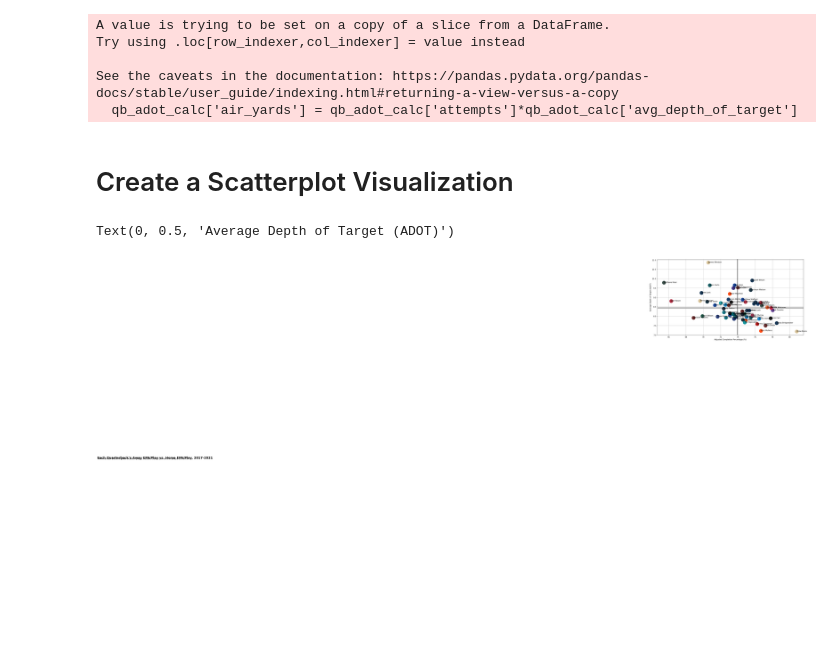
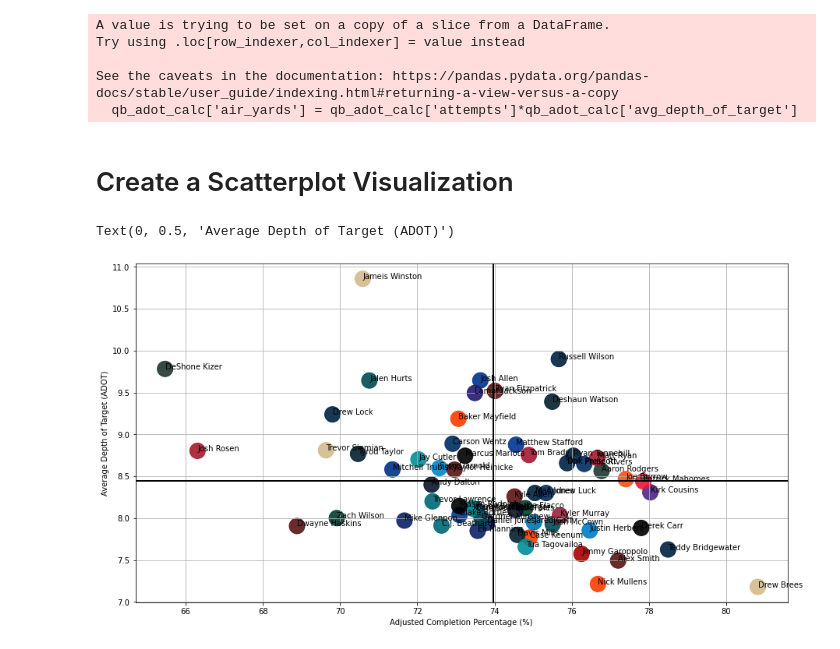
Before and after one commit to rkhan24/accuracy-vs-air-yards, a Jupyter notebook: accuracy-vs-air-yards.ipynb, the cells around one changed output. Saved outputs shown, nothing was run; the diff lists cells and outputs as text; code cells hidden in the pictures; blank space fills up the shorter version.

Commit message:
Fixed graph

```diff
--- a/accuracy-vs-air-yards.ipynb
+++ b/accuracy-vs-air-yards.ipynb
@@ -97,28 +95,25 @@ qb_final = qb_final[['player_id', 'player_x', 'attempts', 'adjusted_completion_p
 qb_final.columns = qb_final.columns.str.replace('player_x', 'player')
 qb_final = qb_final.reset_index(drop=True)
 qb_final['team_color'] = qb_final['team_color'].replace(['nan'],'blue')
-# %% [markdown]
-# Create a Scatterplot Visualization
+# %% [markdown]
+# Create a Scatterplot Visualization
 # %%
 fig, ax = plt.subplots(figsize=(15,8))
 
 ax.axvline(qb_final['adjusted_completion_percent'].mean(), color='black', lw = 2)
 ax.axhline(qb_final['adot'].mean(), color='black', lw = 2)
 
 ax.scatter(qb_final['adjusted_completion_percent'], qb_final['adot'],
            alpha=.9,
            s = 400,
            color=qb_final.team_color
           )
 
-ax.text(x=-0.06, y=0.36, s="Each Quarterback's Away EPA/Play vs. Home EPA/Play, 2017-2021", fontsize=18, weight='bold', va='bottom')
-ax.text(x=-0.03, y=0.34, s='Minimum of 1000 regular season plays, bubble size is percent of plays at home', fontsize=13, alpha=0.75, va='bottom')
-
 for line in range(0, qb_final.shape[0]):
     plt.text(qb_final.adjusted_completion_percent[line]+0.003, qb_final.adot[line]-0.002, qb_final.player[line])
 plt.grid()
 ax.set_xlabel("Adjusted Completion Percentage (%)")
 ax.set_ylabel("Average Depth of Target (ADOT)")
 # %% [output]
 Text(0, 0.5, 'Average Depth of Target (ADOT)')
-[figure, old version]
+[figure, new version]
```
Also changed, not shown: parts of 1 cell of this notebook.
